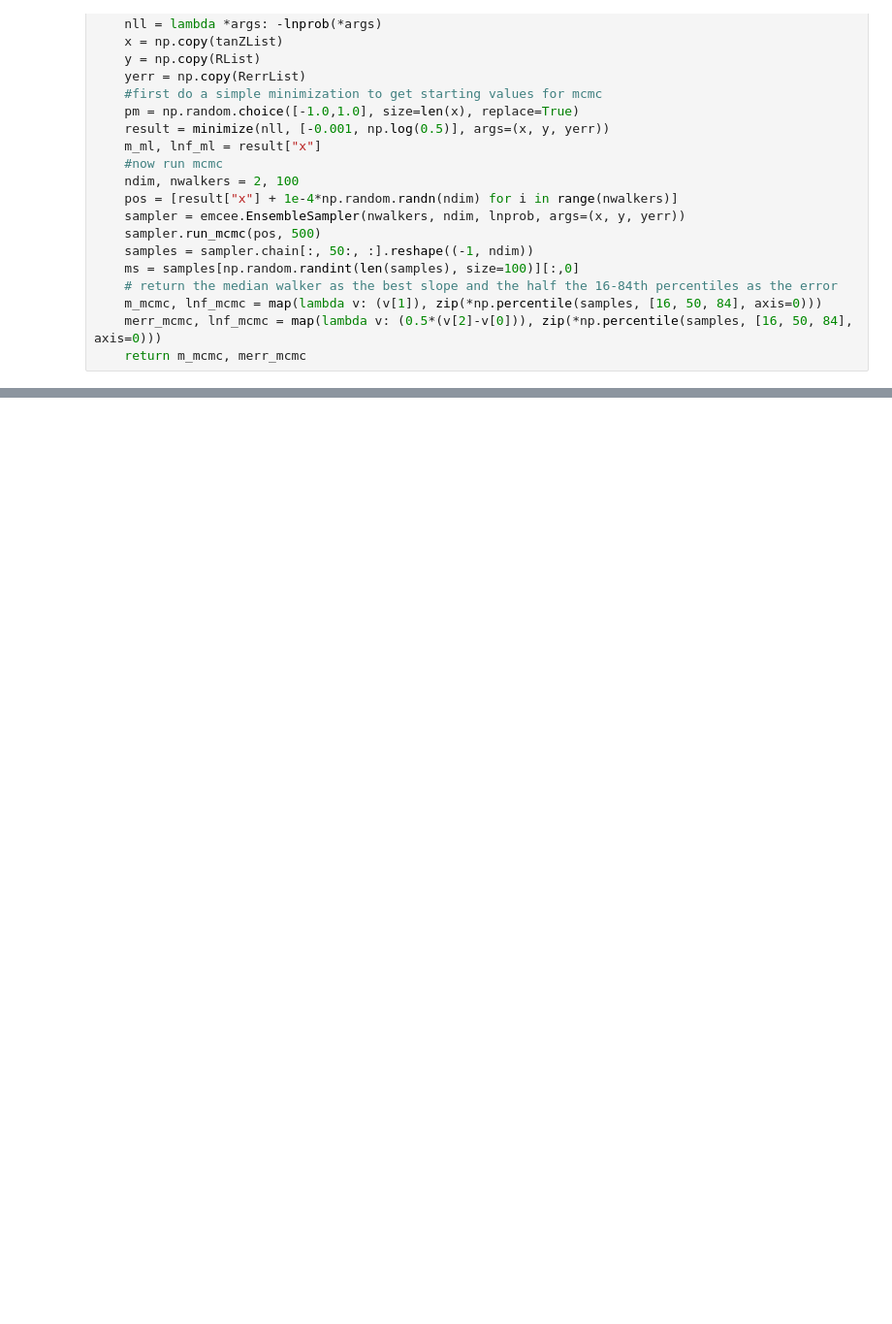
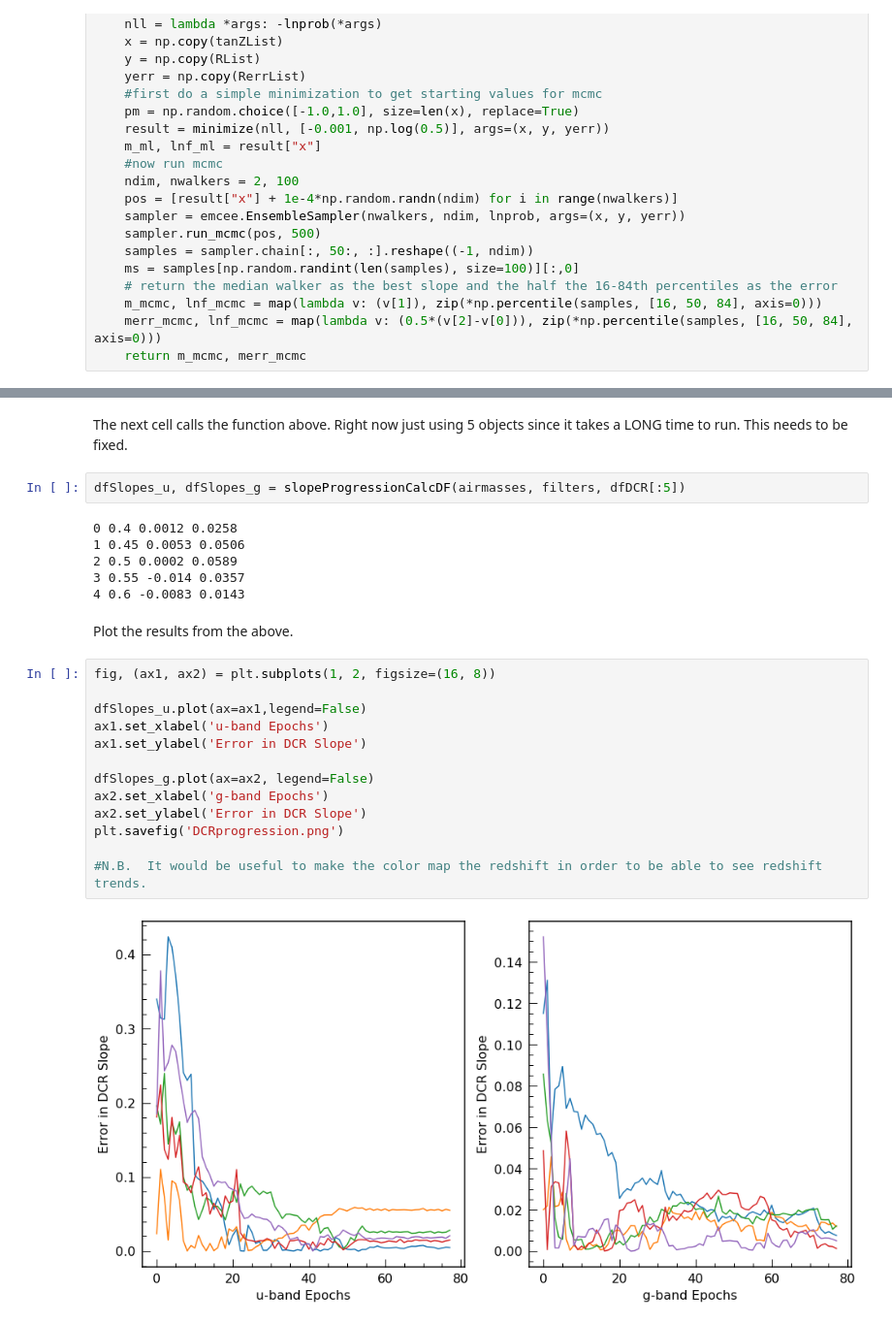
Before and after one commit to RichardsGroup/LSSTprep, a Jupyter notebook: DCR/DCR_AGN_metric_analysis.ipynb, the cells around one changed output, grey strips where cells are left out. Shown at 97% size. Drawn from its saved outputs; the diff is of its cells as text; blank space fills up the shorter version.

```diff
--- a/DCR/DCR_AGN_metric_analysis.ipynb
+++ b/DCR/DCR_AGN_metric_analysis.ipynb
@@ -735,0 +376,27 @@ plt.savefig(filename)
+# %% [markdown]
+The next cell calls the function above.  Right now just using 5 objects since it takes a LONG time to run.  This needs to be fixed.
+# %%
+dfSlopes_u, dfSlopes_g = slopeProgressionCalcDF(airmasses, filters, dfDCR[:5])
+# %% [output]
+0 0.4 0.0012 0.0258
+1 0.45 0.0053 0.0506
+2 0.5 0.0002 0.0589
+3 0.55 -0.014 0.0357
+4 0.6 -0.0083 0.0143
+# %% [markdown]
+Plot the results from the above.
+# %%
+fig, (ax1, ax2) = plt.subplots(1, 2, figsize=(16, 8))
+
+dfSlopes_u.plot(ax=ax1,legend=False)
+ax1.set_xlabel('u-band Epochs')
+ax1.set_ylabel('Error in DCR Slope')
+
+dfSlopes_g.plot(ax=ax2, legend=False)
+ax2.set_xlabel('g-band Epochs')
+ax2.set_ylabel('Error in DCR Slope')
+plt.savefig('DCRprogression.png')
+
+#N.B.  It would be useful to make the color map the redshift in order to be able to see redshift trends.
+# %% [output]
+[figure, added]
```
Also changed, not shown: parts of 90 cells of this notebook, 1 other file.
